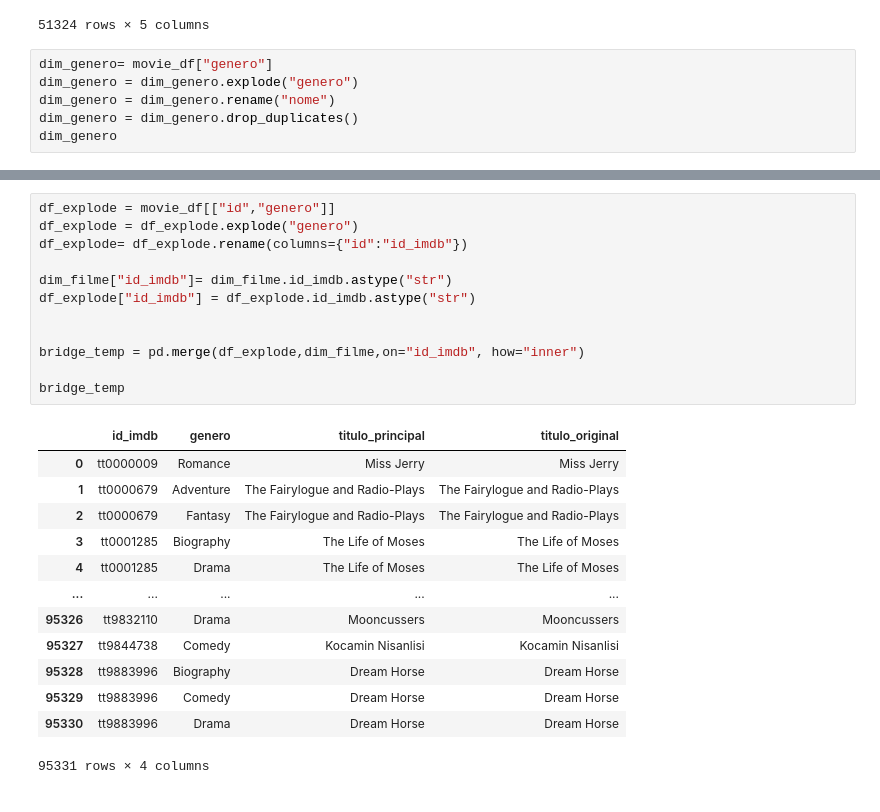
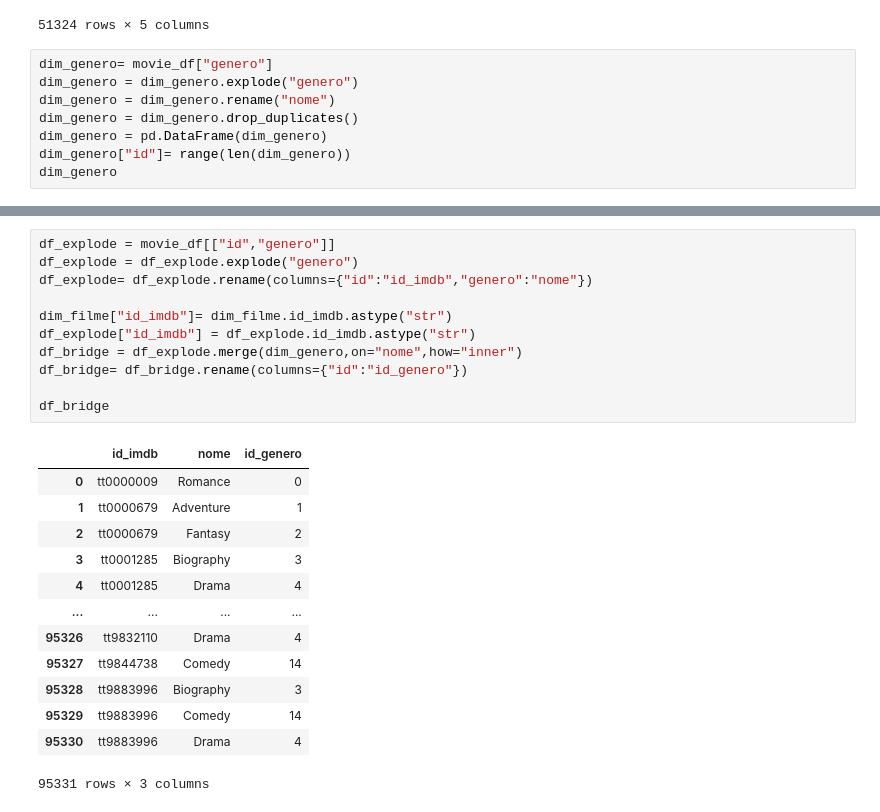
Before and after one commit to duduSC/trabalho_BI, a Jupyter notebook: etl.ipynb, the cells around one changed output, grey strips where cells are left out. Drawn from its saved outputs; the diff is of its cells as text.

```diff
--- a/etl.ipynb
+++ b/etl.ipynb
@@ -117,5 +117,7 @@ dim_genero= movie_df["genero"]
 dim_genero = dim_genero.explode("genero")
 dim_genero = dim_genero.rename("nome")
 dim_genero = dim_genero.drop_duplicates()
+dim_genero = pd.DataFrame(dim_genero)
+dim_genero["id"]= range(len(dim_genero))
 dim_genero
 # %% [output]
@@ -139,26 +141,25 @@ Name: nome, dtype: str
 # %%
 df_explode = movie_df[["id","genero"]]
 df_explode = df_explode.explode("genero")
-df_explode= df_explode.rename(columns={"id":"id_imdb"})
+df_explode= df_explode.rename(columns={"id":"id_imdb","genero":"nome"})
 
 dim_filme["id_imdb"]= dim_filme.id_imdb.astype("str")
 df_explode["id_imdb"] = df_explode.id_imdb.astype("str")
+df_bridge = df_explode.merge(dim_genero,on="nome",how="inner")
+df_bridge= df_bridge.rename(columns={"id":"id_genero"})
 
-
-bridge_temp = pd.merge(df_explode,dim_filme,on="id_imdb", how="inner")
-
-bridge_temp
+df_bridge
 # %% [output]
-|  | id_imdb | genero | titulo_principal | titulo_original |
-| 0 | tt0000009 | Romance | Miss Jerry | Miss Jerry |
-| 1 | tt0000679 | Adventure | The Fairylogue and Radio-Plays | The Fairylogue and Radio-Plays |
-| 2 | tt0000679 | Fantasy | The Fairylogue and Radio-Plays | The Fairylogue and Radio-Plays |
-| 3 | tt0001285 | Biography | The Life of Moses | The Life of Moses |
-| 4 | tt0001285 | Drama | The Life of Moses | The Life of Moses |
-| ... | ... | ... | ... | ... |
-| 95326 | tt9832110 | Drama | Mooncussers | Mooncussers |
-| 95327 | tt9844738 | Comedy | Kocamin Nisanlisi | Kocamin Nisanlisi |
-| 95328 | tt9883996 | Biography | Dream Horse | Dream Horse |
-| 95329 | tt9883996 | Comedy | Dream Horse | Dream Horse |
-| 95330 | tt9883996 | Drama | Dream Horse | Dream Horse |
+|  | id_imdb | nome | id_genero |
+| 0 | tt0000009 | Romance | 0 |
+| 1 | tt0000679 | Adventure | 1 |
+| 2 | tt0000679 | Fantasy | 2 |
+| 3 | tt0001285 | Biography | 3 |
+| 4 | tt0001285 | Drama | 4 |
+| ... | ... | ... | ... |
+| 95326 | tt9832110 | Drama | 4 |
+| 95327 | tt9844738 | Comedy | 14 |
+| 95328 | tt9883996 | Biography | 3 |
+| 95329 | tt9883996 | Comedy | 14 |
+| 95330 | tt9883996 | Drama | 4 |
-95331 rows × 4 columns
+95331 rows × 3 columns
```
Also changed, not shown: parts of 13 cells of this notebook, 4 other files.
